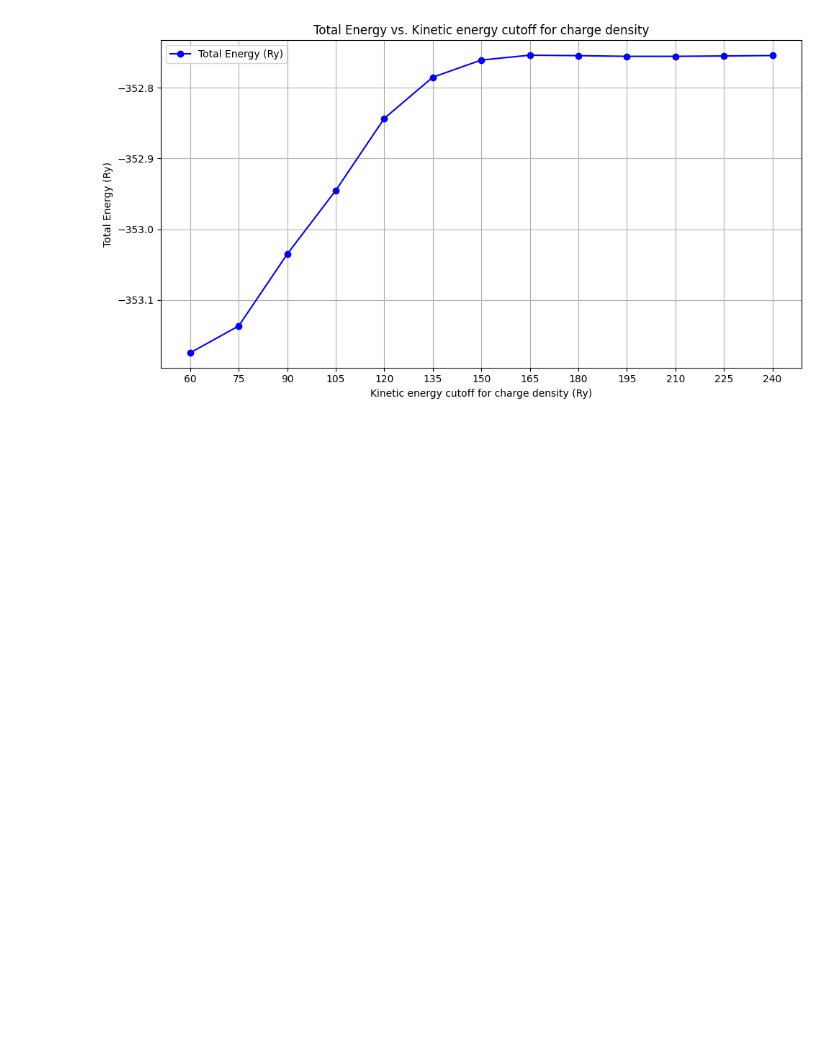
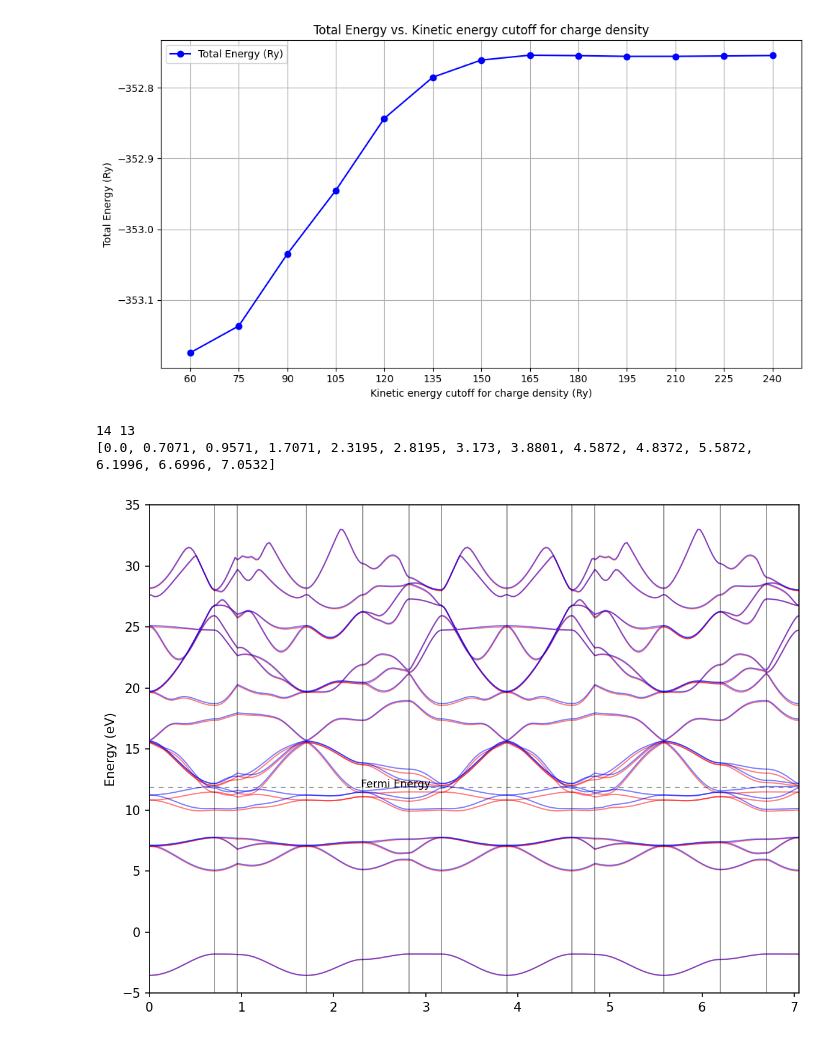
Before and after one commit to Ravindu-Kalhara/Density-Functional-Theory, a Jupyter notebook: MnS/analysis/analysis.ipynb, the cells around one changed output. Drawn from its saved outputs; the diff is of its cells as text; code cells hidden in the pictures; blank space fills up the shorter version.

```diff
--- a/MnS/analysis/analysis.ipynb
+++ b/MnS/analysis/analysis.ipynb
@@ -74,0 +88,47 @@ plt.show()
+# %%
+datau = np.loadtxt(datau_file)
+datad = np.loadtxt(datad_file)
+# %%
+def symmetry_points(file_name):
+    f = open(file_name,'r')
+    x = []
+    for i in f:
+        if "high-symmetry" in i:
+            x.append(float(i.split()[-1]))
+    f.close()
+    return x
+# %%
+fermi_energy = 11.8588
+high_symmetry_points_lst = symmetry_points(bands_ppu_file)                     # from bands_pp.out file
+high_symmetry_pointlbl_lst = ["$\Gamma$", "X", "U", "$\Gamma$", "L", "W", "X", "X'", "U'", "$\Gamma$", "L'", "W'", "X'"]
+print(len(high_symmetry_points_lst), len(high_symmetry_pointlbl_lst))
+print(high_symmetry_points_lst)
+# %% [output]
+14 13
+[0.0, 0.7071, 0.9571, 1.7071, 2.3195, 2.8195, 3.173, 3.8801, 4.5872, 4.8372, 5.5872, 6.1996, 6.6996, 7.0532]
+# %%
+k = np.unique(datau[:, 0])
+bandsu = np.reshape(datau[:, 1], (-1, len(k)))
+bandsd = np.reshape(datad[:, 1], (-1, len(k)))
+# %%
+plt.figure()
+for band in range(len(bandsu)):
+    plt.plot(k, bandsu[band, :], linewidth=1, alpha=0.5, color='red')
+for band in range(len(bandsd)):
+    plt.plot(k, bandsd[band, :], linewidth=1, alpha=0.5, color='blue')
+plt.xlim(min(k), max(k))
+
+plt.axhline(fermi_energy, linestyle=(0, (5, 5)), linewidth=0.75, color='k', alpha=0.5)  # Fermi energy
+
+for high_symmetry_point in high_symmetry_points_lst:
+    plt.axvline(high_symmetry_point, linewidth=0.75, color='k', alpha=0.5)
+
+# plt.xticks(ticks=high_symmetry_points_lst, labels=high_symmetry_pointlbl_lst)
+# plt.xticks([])
+plt.ylim(-5, 35)
+plt.ylabel("Energy (eV)")
+plt.text(2.3, fermi_energy, 'Fermi Energy', fontsize="small")
+plt.tight_layout()
+plt.show()
+# %% [output]
+[figure, added]
```
Also changed, not shown: parts of 6 cells of this notebook, 6 other files.
